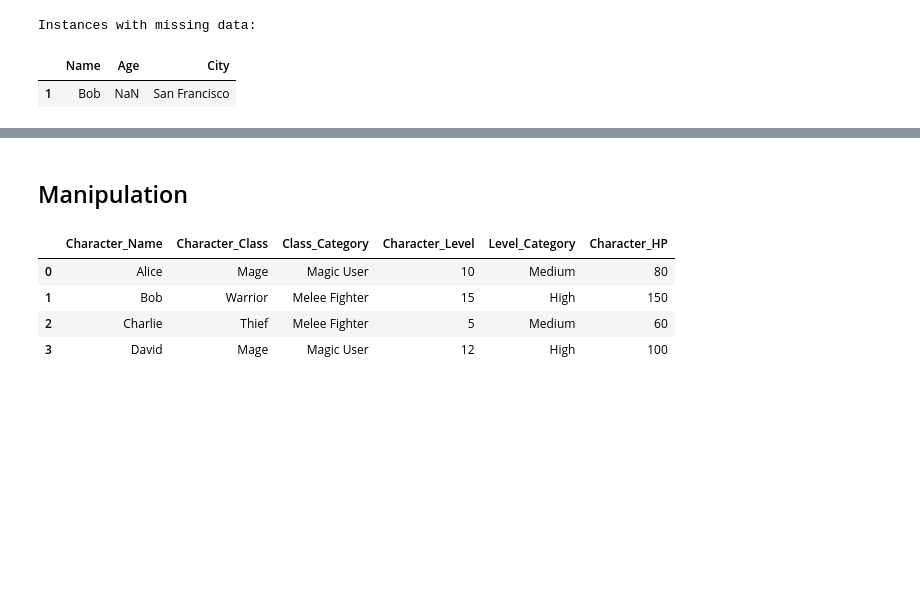
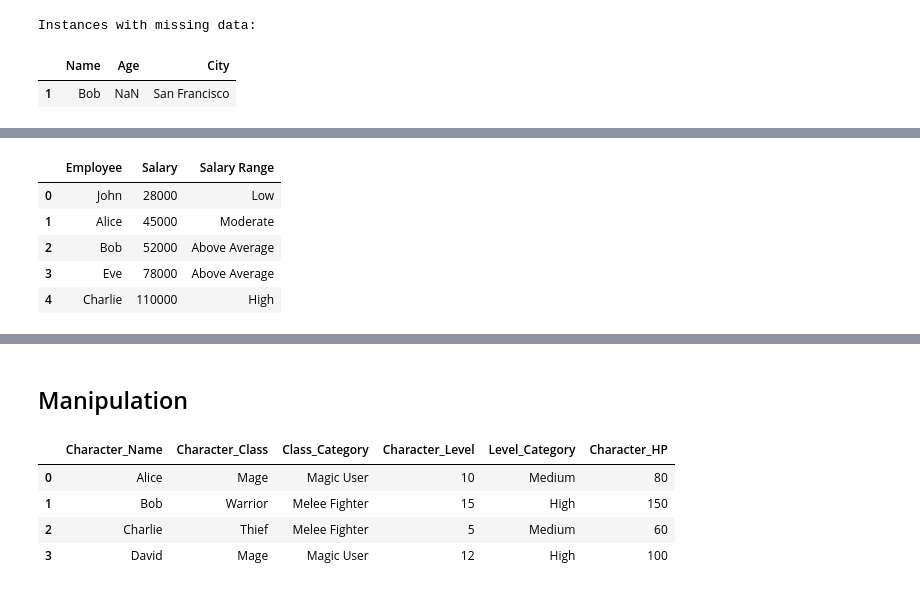
Before and after one commit to AlexanderStephenThompson/Data-Presentation, a Jupyter notebook: Structure/Pandas/Pandas Guide.ipynb, the cells around one changed output, grey strips where cells are left out. Drawn from its saved outputs; the diff is of its cells as text; code cells hidden in the pictures; blank space fills up the shorter version.

```diff
--- a/Structure/Pandas/Pandas Guide.ipynb
+++ b/Structure/Pandas/Pandas Guide.ipynb
@@ -249,0 +282,18 @@ Instances with missing data:
+# %%
+data = {'Employee': ['John', 'Alice', 'Bob', 'Eve', 'Charlie'],
+        'Salary': [28000, 45000, 52000, 78000, 110000]}
+
+df = pd.DataFrame(data)
+
+bins = [0, 30000, 50000, 80000, 120000, float('inf')]
+labels = ['Low', 'Moderate', 'Above Average', 'High', 'Very High']
+df['Salary Range'] = pd.cut(df['Salary'], bins=bins, labels=labels)
+
+df
+# %% [output]
+|  | Employee | Salary | Salary Range |
+| 0 | John | 28000 | Low |
+| 1 | Alice | 45000 | Moderate |
+| 2 | Bob | 52000 | Above Average |
+| 3 | Eve | 78000 | Above Average |
+| 4 | Charlie | 110000 | High |
```
Also changed, not shown: parts of 7 cells of this notebook.
